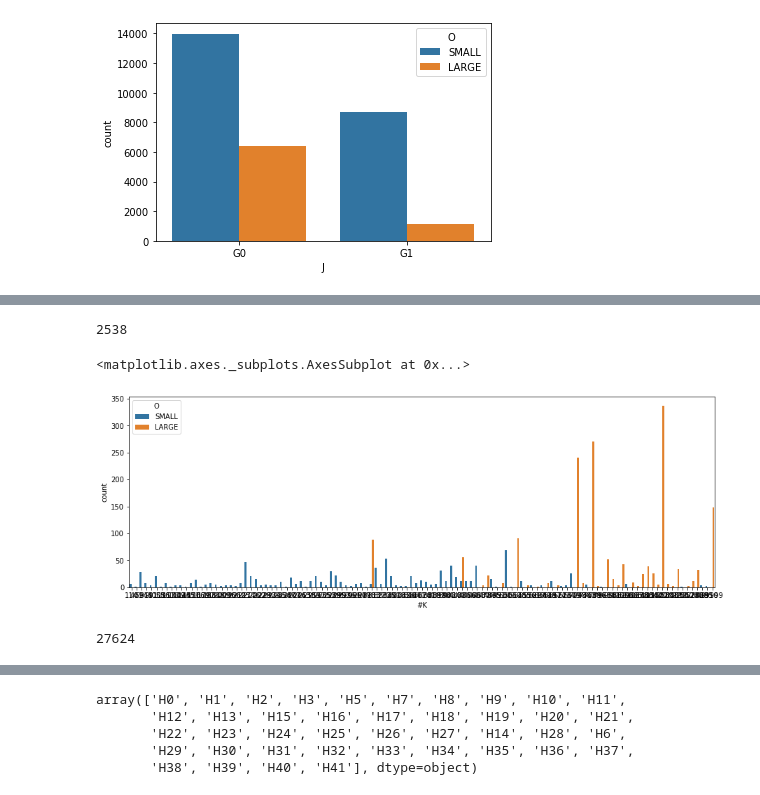
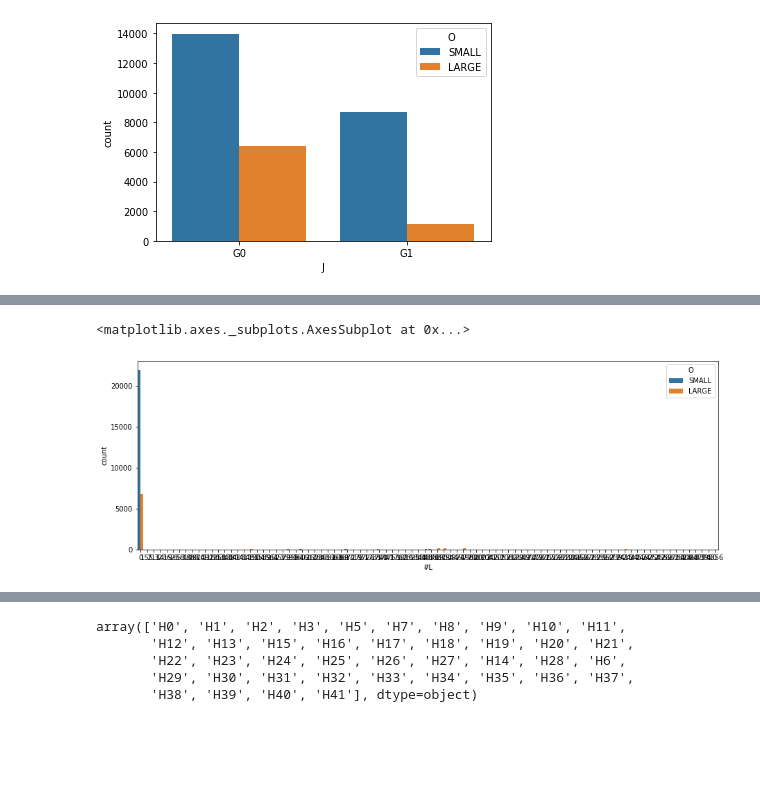
Before and after one commit to TheFarron/ISEe364FinalProject, a Jupyter notebook: intro.ipynb, the cells around one changed output, grey strips where cells are left out. Cells and saved outputs as stored; diff of their text form; code cells hidden in the pictures; blank space fills up the shorter version.

```diff
--- a/intro.ipynb
+++ b/intro.ipynb
@@ -309,16 +228,6 @@ dtype: int64
-# %%
-dfkAbove = df[df['#K'] > 0]
-dfkAbove.shape[0]
-# %% [output]
-2538
 # %%
 plt.figure(figsize=(15,5))
-sns.countplot('#K', hue = 'O', data = dfkAbove )
+sns.countplot('#L', hue = 'O', data = df)
 # %% [output]
 <matplotlib.axes._subplots.AxesSubplot at 0x...>
-[figure, old version]
+[figure, new version]
-# %%
-dfkBelow = df[df['#K'] == 0]
-dfkBelow.shape[0]
-# %% [output]
-27624
```
Also changed, not shown: parts of 71 cells of this notebook.
